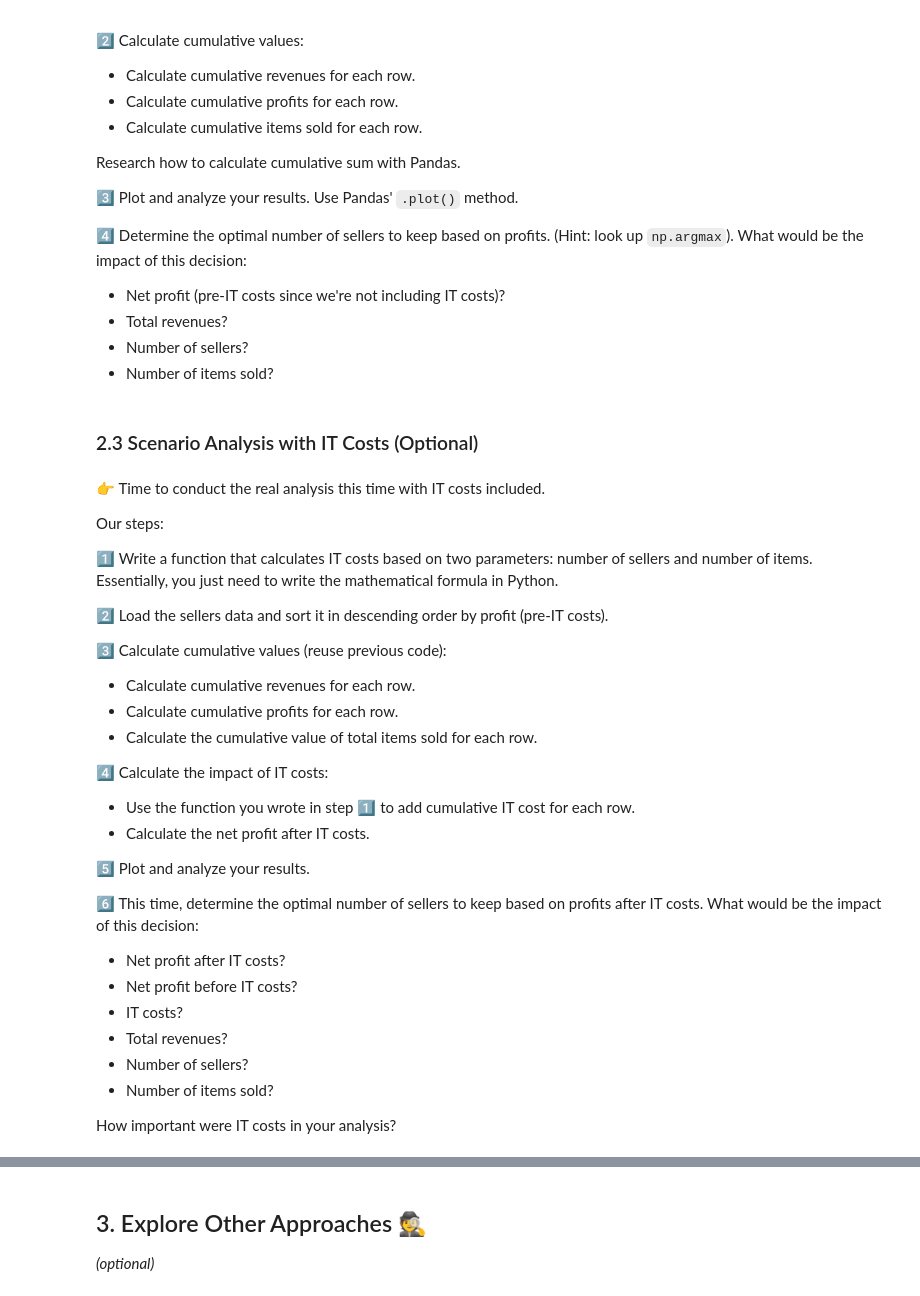
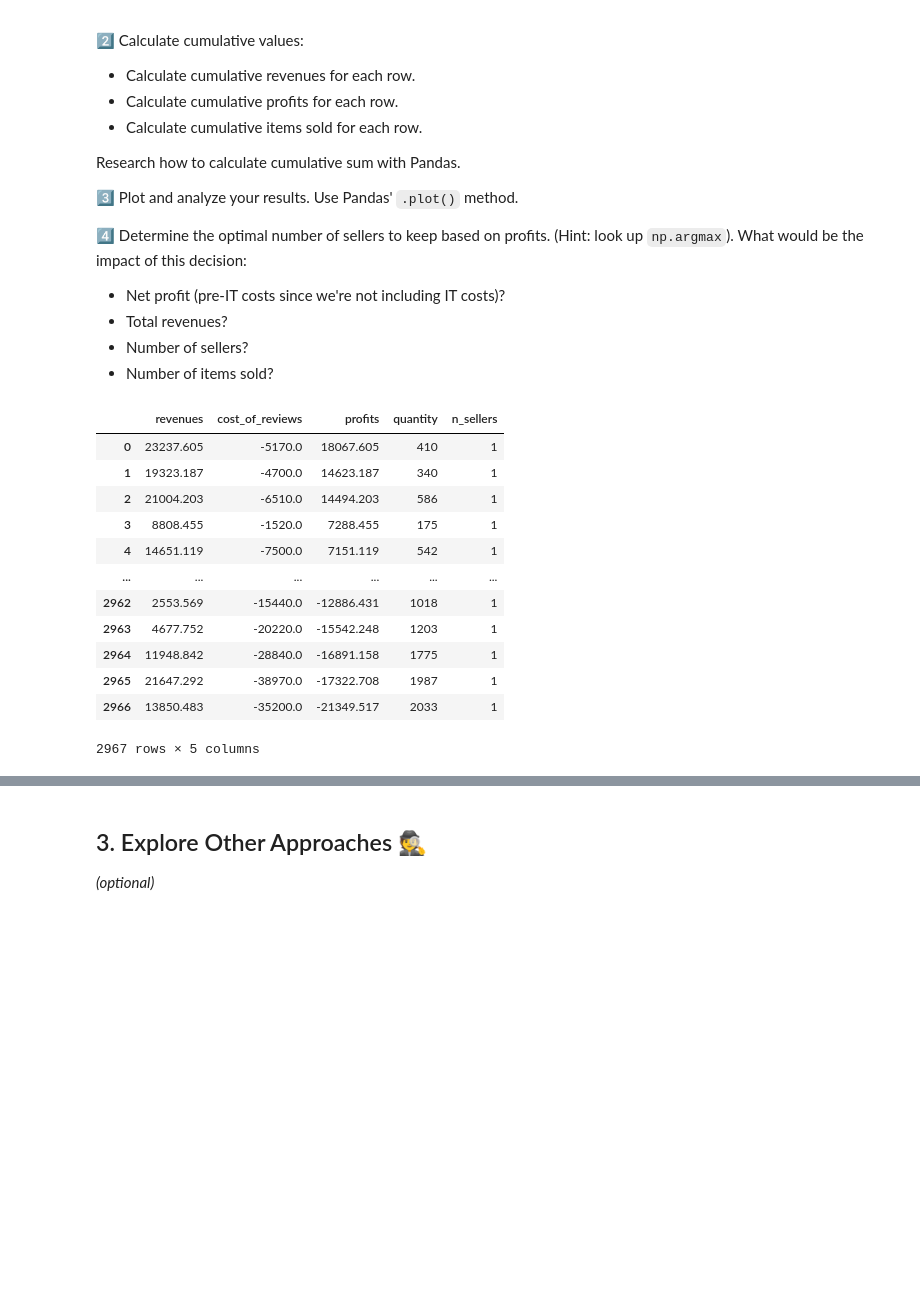
Before and after one commit to itsyeren/data-olist-ceo-request, a Jupyter notebook: CEO_request.ipynb, the cells around one changed output, grey strips where cells are left out. Cells and saved outputs as stored; diff of their text form; code cells hidden in the pictures; blank space fills up the shorter version.

```diff
--- a/CEO_request.ipynb
+++ b/CEO_request.ipynb
@@ -141,31 +136,0 @@ Our steps:
-# %% [markdown]
-### 2.3 Scenario Analysis with IT Costs (Optional)
-# %% [markdown]
-👉 Time to conduct the real analysis this time with IT costs included.
-
-Our steps:
-
-1️⃣ Write a function that calculates IT costs based on two parameters: number of sellers and number of items. Essentially, you just need to write the mathematical formula in Python.
-
-2️⃣ Load the sellers data and sort it in descending order by profit (pre-IT costs).
-
-3️⃣ Calculate cumulative values (reuse previous code):
-   - Calculate cumulative revenues for each row.
-   - Calculate cumulative profits for each row.
-   - Calculate the cumulative value of total items sold for each row.
-
-4️⃣ Calculate the impact of IT costs:
-   - Use the function you wrote in step 1️⃣ to add cumulative IT cost for each row.
-   - Calculate the net profit after IT costs.
-
-5️⃣ Plot and analyze your results.
-
-6️⃣ This time, determine the optimal number of sellers to keep based on profits after IT costs. What would be the impact of this decision:
-   - Net profit after IT costs?
-   - Net profit before IT costs?
-   - IT costs?
-   - Total revenues?
-   - Number of sellers?
-   - Number of items sold?
-
-How important were IT costs in your analysis?
@@ -173,0 +145,21 @@ How important were IT costs in your analysis?
+# %%
+metrics_ordered = sellers[['revenues', 'cost_of_reviews', 'profits', 'quantity']] \
+                  .sort_values(by='profits', ascending=False) \
+                  .reset_index().drop(columns='index')
+metrics_ordered.cost_of_reviews *= -1
+metrics_ordered['n_sellers'] = 1
+metrics_ordered
+# %% [output]
+|  | revenues | cost_of_reviews | profits | quantity | n_sellers |
+| 0 | 23237.605 | -5170.0 | 18067.605 | 410 | 1 |
+| 1 | 19323.187 | -4700.0 | 14623.187 | 340 | 1 |
+| 2 | 21004.203 | -6510.0 | 14494.203 | 586 | 1 |
+| 3 | 8808.455 | -1520.0 | 7288.455 | 175 | 1 |
+| 4 | 14651.119 | -7500.0 | 7151.119 | 542 | 1 |
+| ... | ... | ... | ... | ... | ... |
+| 2962 | 2553.569 | -15440.0 | -12886.431 | 1018 | 1 |
+| 2963 | 4677.752 | -20220.0 | -15542.248 | 1203 | 1 |
+| 2964 | 11948.842 | -28840.0 | -16891.158 | 1775 | 1 |
+| 2965 | 21647.292 | -38970.0 | -17322.708 | 1987 | 1 |
+| 2966 | 13850.483 | -35200.0 | -21349.517 | 2033 | 1 |
+2967 rows × 5 columns
```
Also changed, not shown: parts of 30 cells of this notebook.
